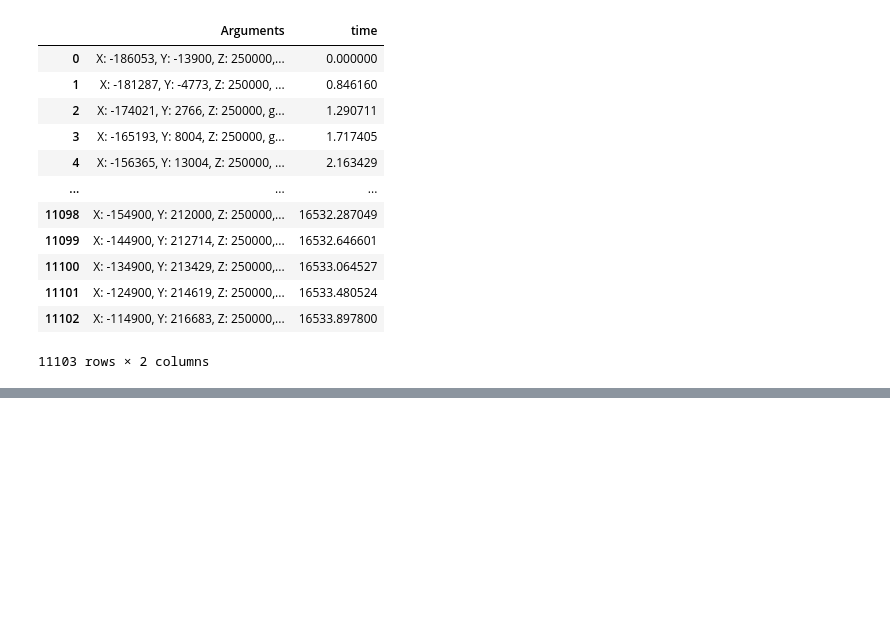
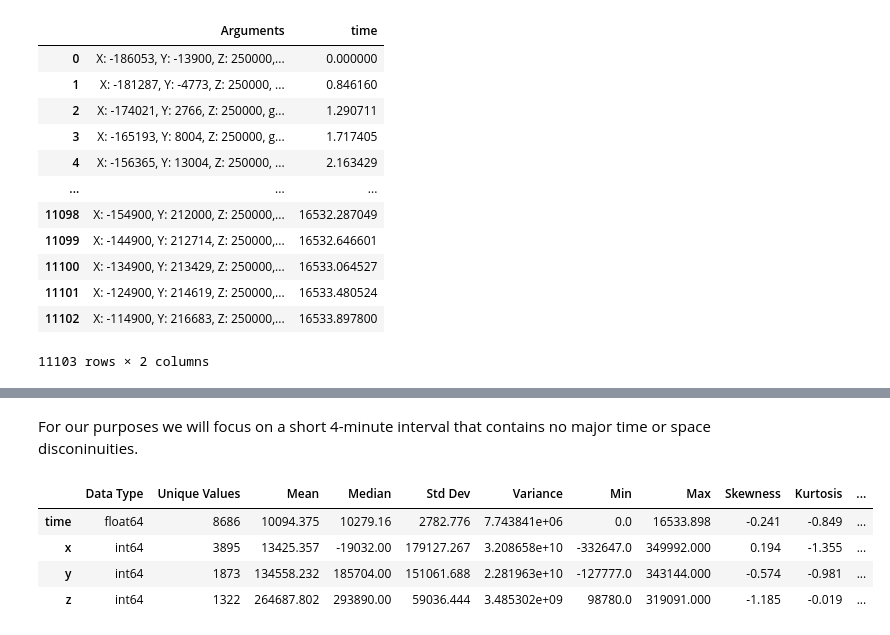
Before and after one commit to toazbenj/cmse830_fds, a Jupyter notebook: project/preprocessing/rad.ipynb, the cells around one changed output, grey strips where cells are left out. Drawn from its saved outputs; the diff is of its cells as text; code cells hidden in the pictures; blank space fills up the shorter version.

```diff
--- a/project/preprocessing/rad.ipynb
+++ b/project/preprocessing/rad.ipynb
@@ -110,0 +341,34 @@ df
+# %% [markdown]
+For our purposes we will focus on a short 4-minute interval that contains no major time or space disconinuities.
+# %%
+def detailed_summary(df):
+    summary = pd.DataFrame(index=df.columns)
+
+    summary["Data Type"] = df.dtypes
+    summary["Unique Values"] = df.nunique()
+
+    numeric_cols = df.select_dtypes(include=np.number).columns
+    for col in numeric_cols:
+        summary.loc[col, "Mean"] = df[col].mean()
+        summary.loc[col, "Median"] = df[col].median()
+        summary.loc[col, "Std Dev"] = df[col].std()
+        summary.loc[col, "Variance"] = df[col].var()
+        summary.loc[col, "Min"] = df[col].min()
+        summary.loc[col, "Max"] = df[col].max()
+        summary.loc[col, "Skewness"] = df[col].skew()
+        summary.loc[col, "Kurtosis"] = df[col].kurt()
+        summary.loc[col, "25%"] = df[col].quantile(0.25)
+        summary.loc[col, "75%"] = df[col].quantile(0.75)
+        summary.loc[col, "IQR"] = summary.loc[col, "75%"] - summary.loc[col, "25%"]
+
+    # Round numeric columns neatly
+    summary = summary.round(3)
+    return summary
+
+detailed_summary(df)
+# %% [output]
+|  | Data Type | Unique Values | Mean | Median | Std Dev | Variance | Min | Max | Skewness | Kurtosis | ... |
+| time | float64 | 8686 | 10094.375 | 10279.16 | 2782.776 | 7.743841e+06 | 0.0 | 16533.898 | -0.241 | -0.849 | ... |
+| x | int64 | 3895 | 13425.357 | -19032.00 | 179127.267 | 3.208658e+10 | -332647.0 | 349992.000 | 0.194 | -1.355 | ... |
+| y | int64 | 1873 | 134558.232 | 185704.00 | 151061.688 | 2.281963e+10 | -127777.0 | 343144.000 | -0.574 | -0.981 | ... |
+| z | int64 | 1322 | 264687.802 | 293890.00 | 59036.444 | 3.485302e+09 | 98780.0 | 319091.000 | -1.185 | -0.019 | ... |
```
Also changed, not shown: parts of 10 cells of this notebook, 6 other files.
